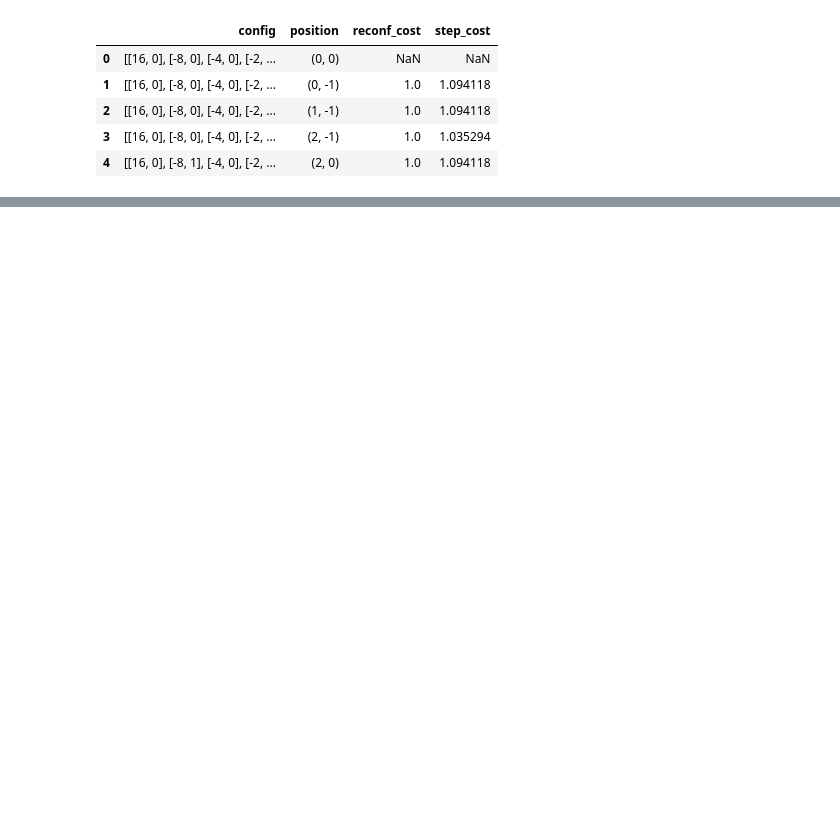
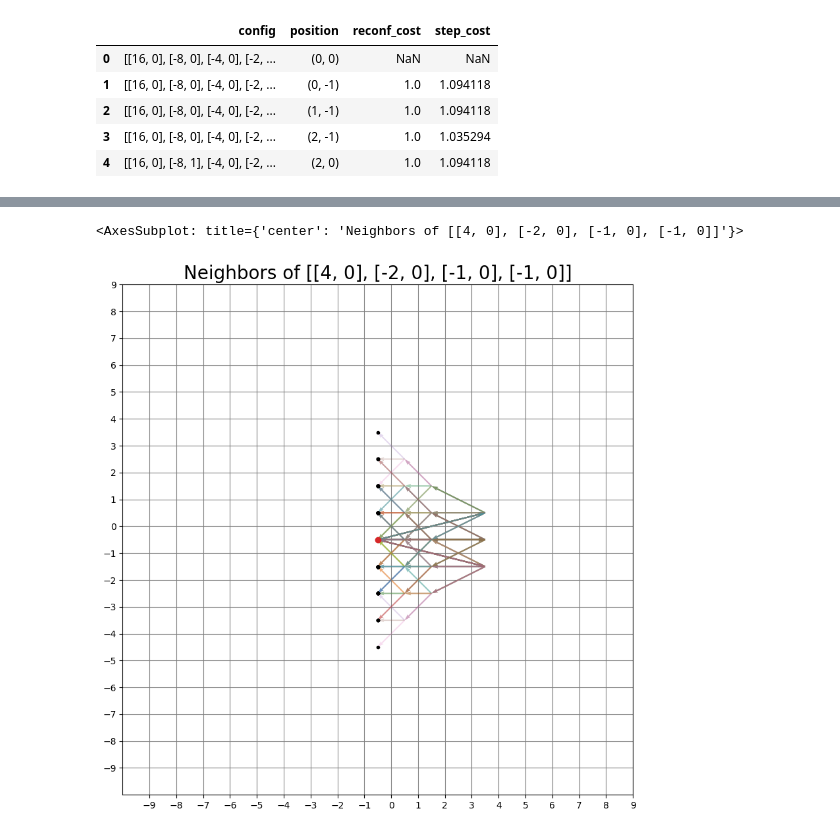
Before and after one commit to seljaks/santa2022, a Jupyter notebook: notebooks/solution_analysis.ipynb, the cells around one changed output, grey strips where cells are left out. Saved outputs shown, nothing was run; the diff lists cells and outputs as text; code cells hidden in the pictures; blank space fills up the shorter version.

```diff
--- a/notebooks/solution_analysis.ipynb
+++ b/notebooks/solution_analysis.ipynb
@@ -157,0 +431,6 @@ sorted(get_neighbors_positions_costs(config, image), key=lambda x: x[-1])
+# %%
+c = [[4, 0], [-2, 0], [-1, 0], [-1, 0]]
+plot_neighbors(c)
+# %% [output]
+<AxesSubplot: title={'center': 'Neighbors of [[4, 0], [-2, 0], [-1, 0], [-1, 0]]'}>
+[figure, added]
```
Also changed, not shown: parts of 78 cells of this notebook, 4 other files.
